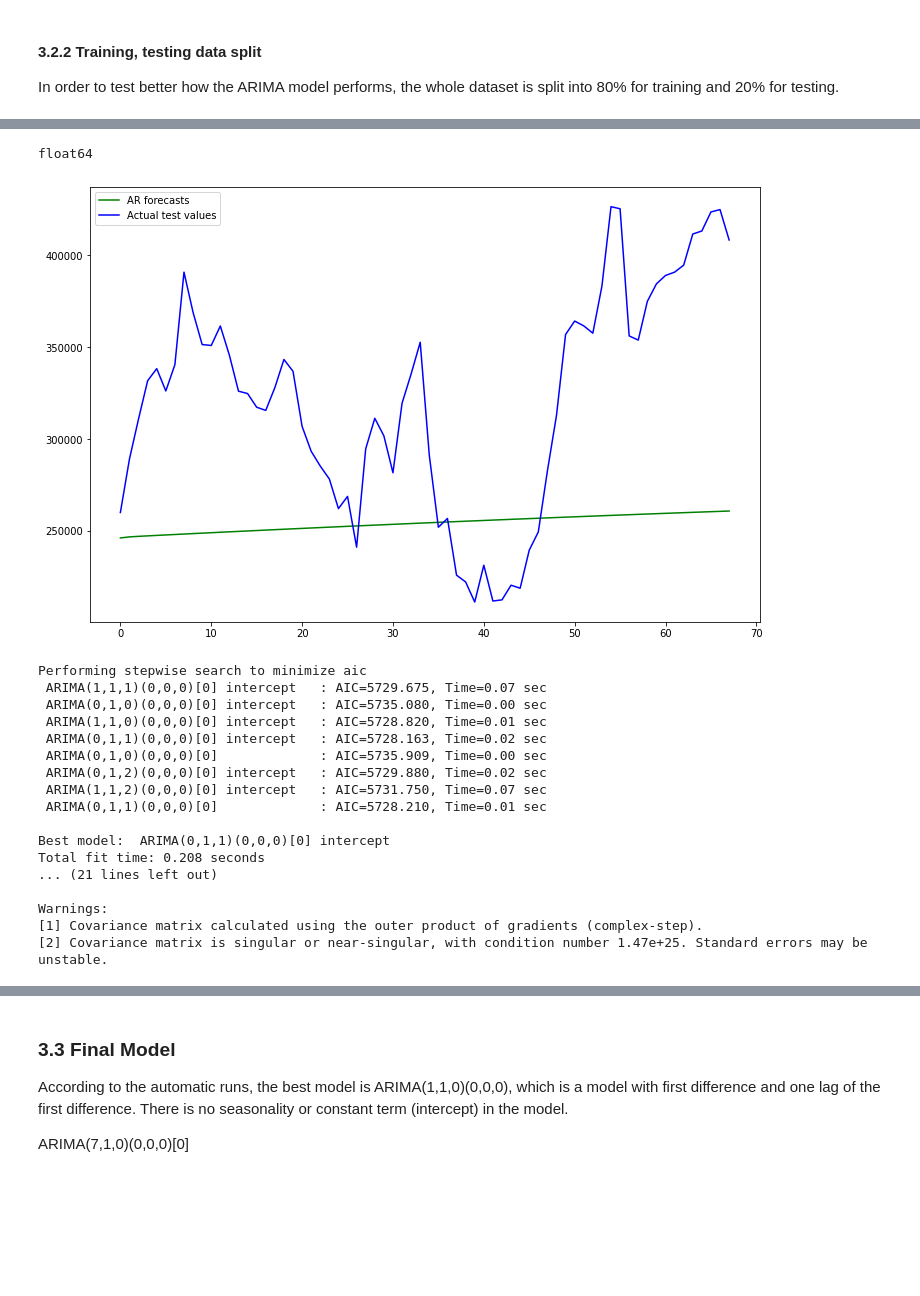
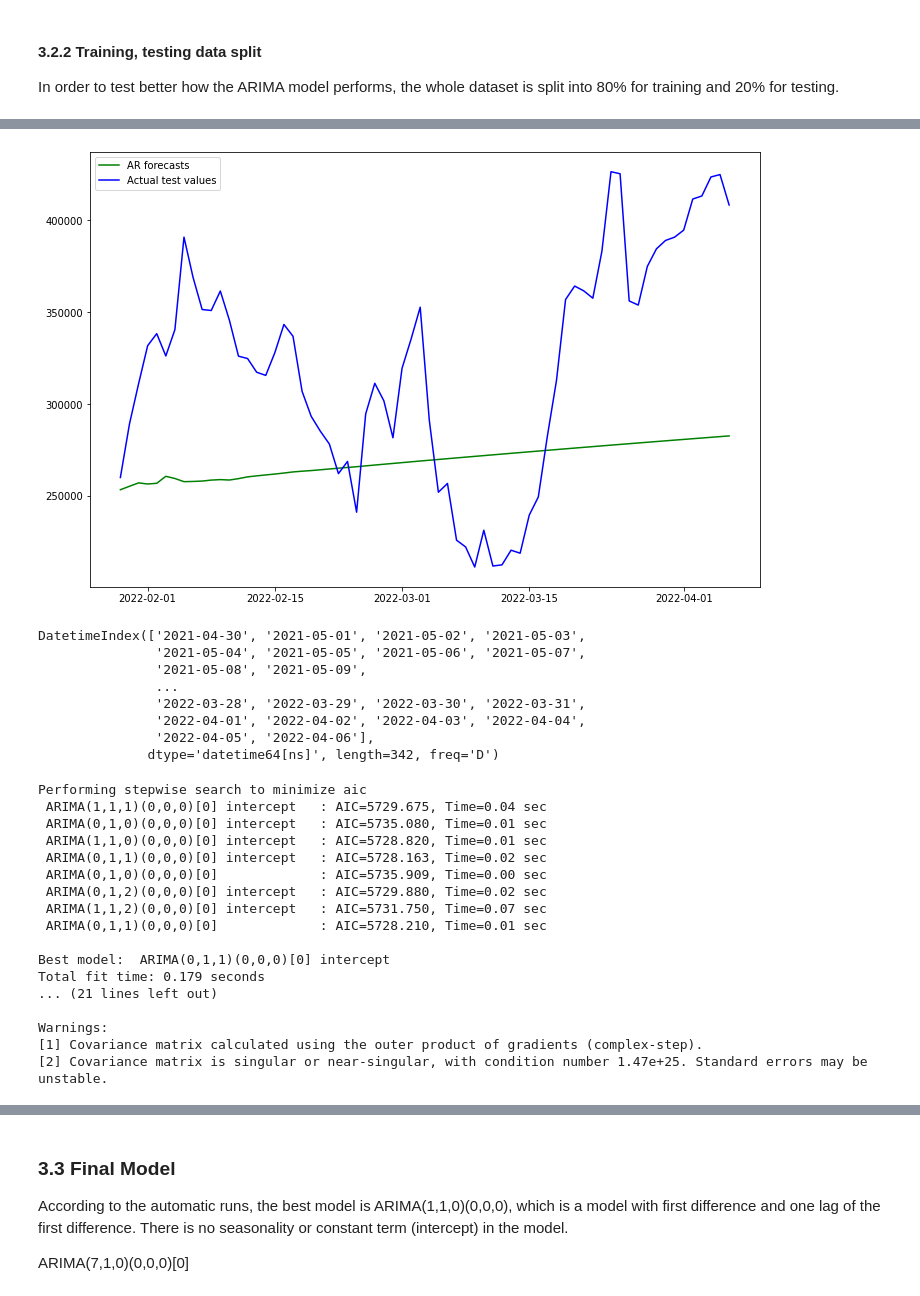
Before and after one commit to Toyok1/IA_ARIMA_e_altri, a Jupyter notebook: nft_prediction.ipynb, the cells around one changed output, grey strips where cells are left out. Drawn from its saved outputs; the diff is of its cells as text; code cells hidden in the pictures; blank space fills up the shorter version.

```diff
--- a/nft_prediction.ipynb
+++ b/nft_prediction.ipynb
@@ -143,7 +132,13 @@ nft_address = '0xbc4ca0eda7647a8ab7c2061c2e118a18a936f13d'
 ###################################
 
 ## Read in floor price
-data = fetch_collection_hist(nft_address)
+try:
+    data = fetch_collection_hist(nft_address)
+except TypeError:
+    print("Data taken from the pickle")
+    data = data = pd.read_pickle("./monkey_pickle.pkl")
+
+
 data['opening_date'] = pd.to_datetime(data['opening_date'])
 data = data.sort_values(by='opening_date', ascending=True)
 data.set_index('opening_date', inplace=True)
@@ -160,2 +155,0 @@ TypeError: 'NoneType' object is not subscriptable
-# %%
-data = pd.read_pickle("./monkey_pickle.pkl")
@@ -326,32 +315,49 @@ df_to_test = df_to_test.to_numpy()
 # %%
 import statsmodels.api as sm
 from statsmodels.tsa.ar_model import AutoReg
 import matplotlib.pyplot as plt
 from statsmodels.tsa.ar_model import ar_select_order
+from statsmodels.tsa.stattools import adfuller
+from datetime import datetime
+
 
 #a_data = sm.datasets.sunspots.load_pandas().data['SUNACTIVITY']
 a_data = data.floor_price_quote_7d
-print(a_data.dtype)
 split = round(len(a_data)*0.8)
 
 a_train = a_data[:split]
 a_test = a_data[split:]
+#print(a_test)
 
-a_res = AutoReg(a_train, lags=[1,2]).fit()
+a_res = AutoReg(a_train, lags=ar_select_order(a_train, maxlag=20, ic='aic').ar_lags).fit()
+#print(ar_select_order(a_train, maxlag=100).ar_lags)
 #print(ar_select_order(a_train, maxlag=20,seasonal=True,period=11).ar_lags)
 #print(a_res.params)        ar_select_order(a_train, maxlag=100).ar_lags ## ar_select_order(a_train, maxlag=20,seasonal=True,period=11).ar_lags
+#print(a_res.summary())
 
-fcast = a_res.forecast(steps=len(a_test)).tolist()
+a_data.index = pd.DatetimeIndex(a_data.index.values, freq=a_data.index.inferred_freq)
 
+pdict = a_res.predict(start=datetime(2022, 1, 29), end=datetime(2022, 4, 6), dynamic=False)
 
 fig = plt.subplots(figsize=(12,8))
-plt.plot(fcast, color="green")
-plt.plot(a_test.tolist(), color="blue")
+plt.plot(pdict, color="green")
+plt.plot(a_test, color="blue")
 plt.legend(["AR forecasts", "Actual test values"])
 plt.show()
 # %% [output]
-float64
-[figure, old version]
+[figure, new version]
+# %%
+
+print(a_data.index)
+# %% [output]
+DatetimeIndex(['2021-04-30', '2021-05-01', '2021-05-02', '2021-05-03',
+               '2021-05-04', '2021-05-05', '2021-05-06', '2021-05-07',
+               '2021-05-08', '2021-05-09',
+               ...
+               '2022-03-28', '2022-03-29', '2022-03-30', '2022-03-31',
+               '2022-04-01', '2022-04-02', '2022-04-03', '2022-04-04',
+               '2022-04-05', '2022-04-06'],
+              dtype='datetime64[ns]', length=342, freq='D')
 # %%
 ################################
 ## Finding optimal parameters for ARIMA##
@@ -370,8 +376,8 @@ model = pm.auto_arima(train, start_p=1, start_q=1,
 print(model.summary())
 # %% [output]
 Performing stepwise search to minimize aic
- ARIMA(1,1,1)(0,0,0)[0] intercept   : AIC=5729.675, Time=0.07 sec
- ARIMA(0,1,0)(0,0,0)[0] intercept   : AIC=5735.080, Time=0.00 sec
+ ARIMA(1,1,1)(0,0,0)[0] intercept   : AIC=5729.675, Time=0.04 sec
+ ARIMA(0,1,0)(0,0,0)[0] intercept   : AIC=5735.080, Time=0.01 sec
  ARIMA(1,1,0)(0,0,0)[0] intercept   : AIC=5728.820, Time=0.01 sec
  ARIMA(0,1,1)(0,0,0)[0] intercept   : AIC=5728.163, Time=0.02 sec
  ARIMA(0,1,0)(0,0,0)[0]             : AIC=5735.909, Time=0.00 sec
@@ -380,7 +386,7 @@ Performing stepwise search to minimize aic
  ARIMA(0,1,1)(0,0,0)[0]             : AIC=5728.210, Time=0.01 sec
 
 Best model:  ARIMA(0,1,1)(0,0,0)[0] intercept
-Total fit time: 0.208 seconds
+Total fit time: 0.179 seconds
 ... (21 lines left out)
 
 Warnings:
```
Also changed, not shown: parts of 9 cells of this notebook.
